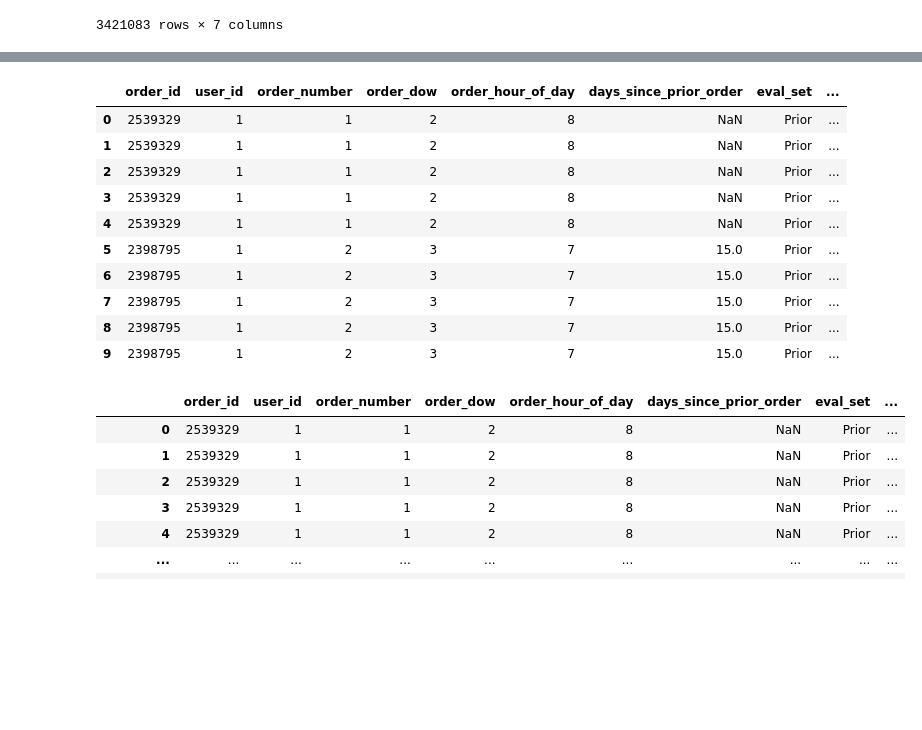
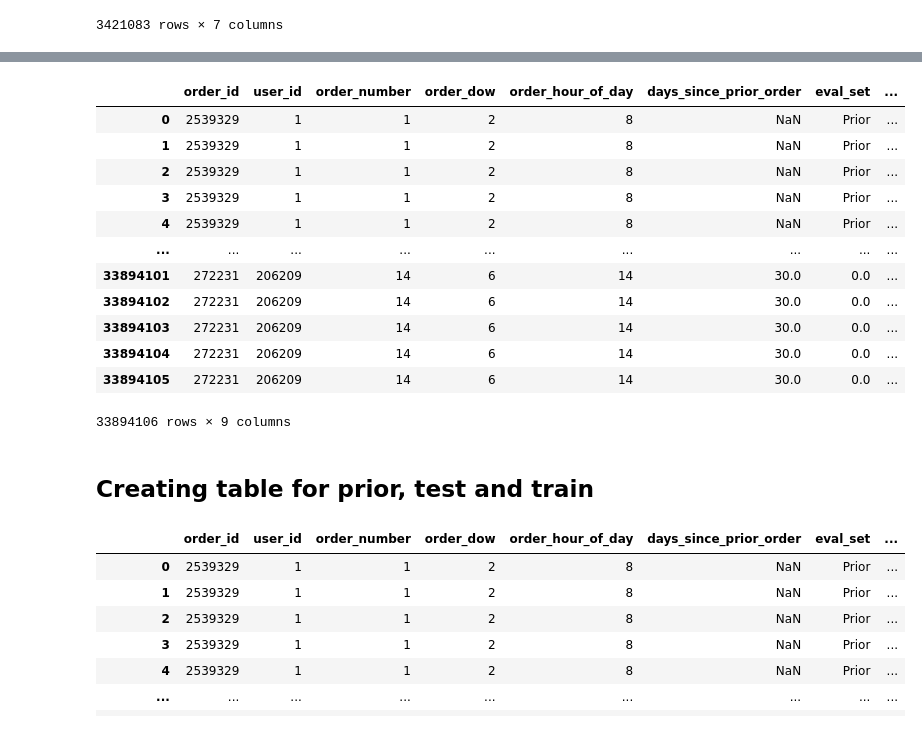
Before and after one commit to Jinglinhui/My-codes, a Jupyter notebook: test_train.ipynb, the cells around one changed output, grey strips where cells are left out. Cells and saved outputs as stored; diff of their text form; code cells hidden in the pictures; blank space fills up the shorter version.

```diff
--- a/test_train.ipynb
+++ b/test_train.ipynb
@@ -80,0 +68,3 @@ df1
+# %%
+distinct_order_id=order_products[['order_id']].drop_duplicates()
+distinct_order_id
@@ -80,0 +85,3 @@ df1
+# %%
+distinct_order_products=pd.merge(distinct_order_id,order_products,on='order_id')
+distinct_order_products
@@ -81,18 +102,22 @@ df1
 # %%
-join=pd.merge(df1,order_products,how='left',on='order_id')
-join.head(10)
+join=pd.merge(df1,distinct_order_products,how='left',on='order_id')
+join
 # %% [output]
 |  | order_id | user_id | order_number | order_dow | order_hour_of_day | days_since_prior_order | eval_set | ... |
 | 0 | 2539329 | 1 | 1 | 2 | 8 | NaN | Prior | ... |
 | 1 | 2539329 | 1 | 1 | 2 | 8 | NaN | Prior | ... |
 | 2 | 2539329 | 1 | 1 | 2 | 8 | NaN | Prior | ... |
 | 3 | 2539329 | 1 | 1 | 2 | 8 | NaN | Prior | ... |
 | 4 | 2539329 | 1 | 1 | 2 | 8 | NaN | Prior | ... |
-| 5 | 2398795 | 1 | 2 | 3 | 7 | 15.0 | Prior | ... |
-| 6 | 2398795 | 1 | 2 | 3 | 7 | 15.0 | Prior | ... |
-| 7 | 2398795 | 1 | 2 | 3 | 7 | 15.0 | Prior | ... |
-| 8 | 2398795 | 1 | 2 | 3 | 7 | 15.0 | Prior | ... |
-| 9 | 2398795 | 1 | 2 | 3 | 7 | 15.0 | Prior | ... |
+| ... | ... | ... | ... | ... | ... | ... | ... | ... |
+| 33894101 | 272231 | 206209 | 14 | 6 | 14 | 30.0 | 0.0 | ... |
+| 33894102 | 272231 | 206209 | 14 | 6 | 14 | 30.0 | 0.0 | ... |
+| 33894103 | 272231 | 206209 | 14 | 6 | 14 | 30.0 | 0.0 | ... |
+| 33894104 | 272231 | 206209 | 14 | 6 | 14 | 30.0 | 0.0 | ... |
+| 33894105 | 272231 | 206209 | 14 | 6 | 14 | 30.0 | 0.0 | ... |
+33894106 rows × 9 columns
+# %% [markdown]
+## Creating table for prior, test and train
 # %%
 prior=join[join['eval_set']=="Prior"]
 prior
```
Also changed, not shown: parts of 16 cells of this notebook.
